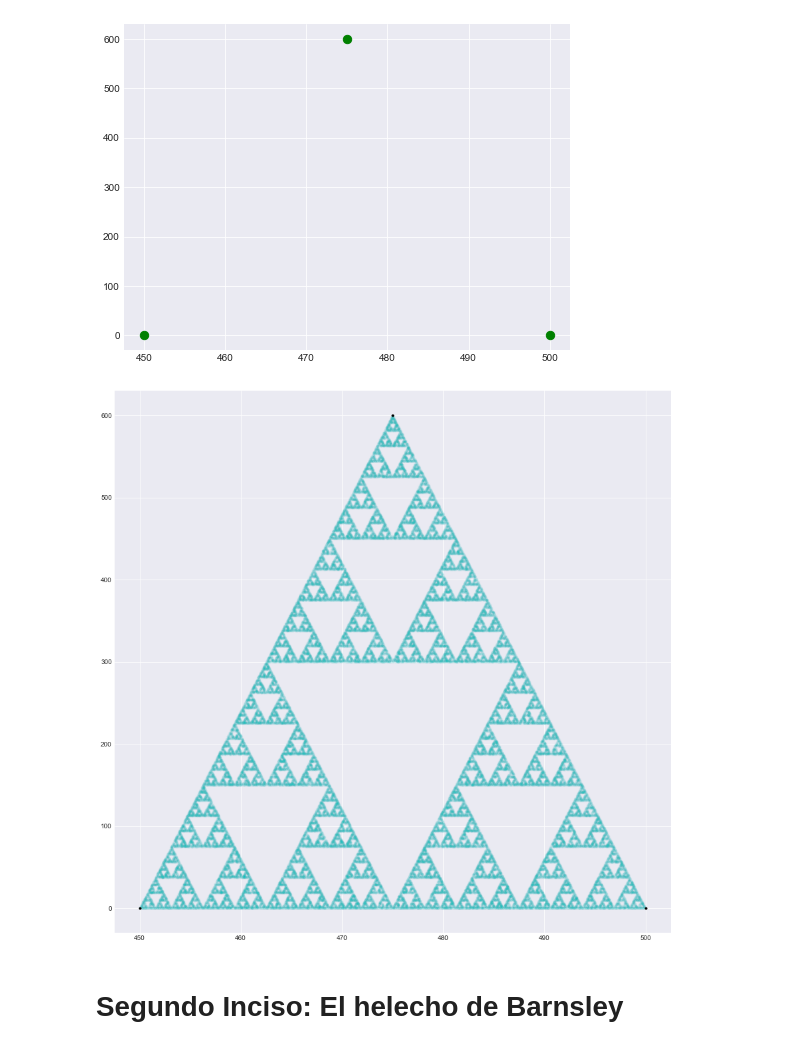
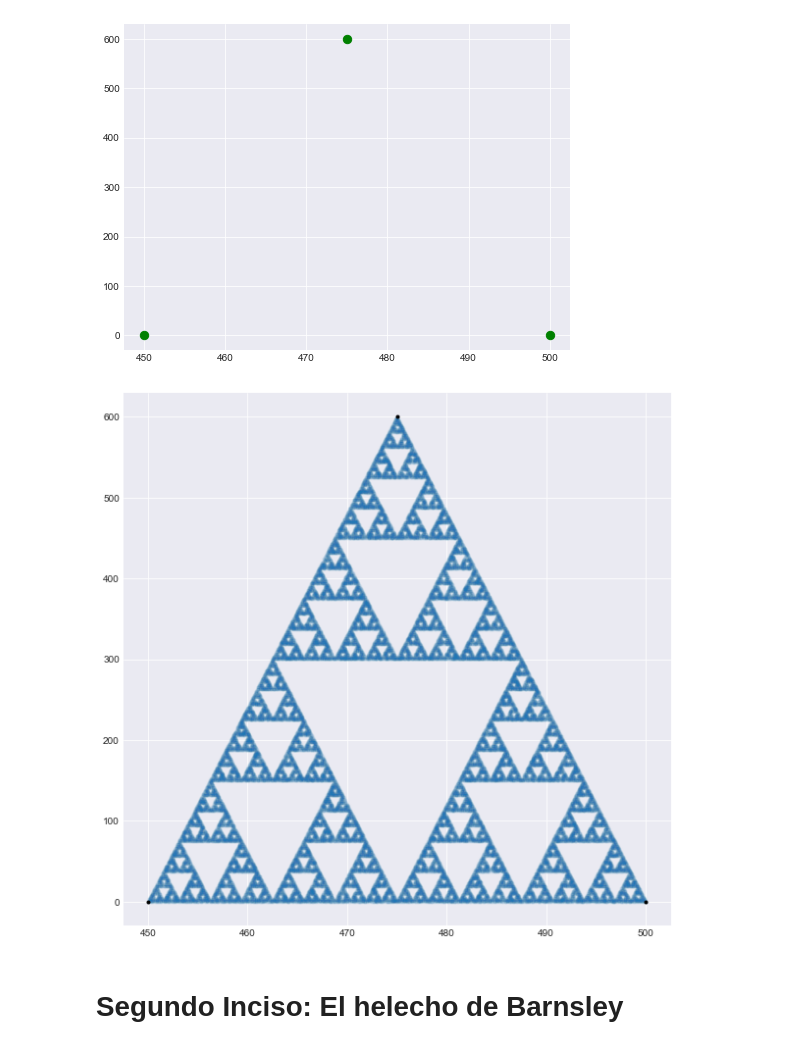
Before and after one commit to tej17584/SimulacionMiniProyecto, a Jupyter notebook: MiniProyecto.ipynb, the cells around one changed output. Cells and saved outputs as stored; diff of their text form; code cells hidden in the pictures.

```diff
--- a/MiniProyecto.ipynb
+++ b/MiniProyecto.ipynb
@@ -61,36 +61,36 @@ def midpoint(a,b):
     return ((a[0] + b[0])/2, (a[1] + b[1])/2)
 
 def sierpinski_triangle(a, b, c, iterations=100000):
     # lista vacia de nuevos puntos
     new_points = []
 
     # ubicacion inicial
     current_location = a
 
     for i in range(iterations):
 
         # toma un punto en una posicion aleatoria y setea la ubicacion
         choice = np.random.choice(List)
         if (choice == 'a'): new_location = a
         if (choice == 'b'): new_location = b
         if (choice == 'c'): new_location = c
 
         # setear la nueva ubicacion como punto medio y grabarlo
         current_location = midpoint(current_location, new_location)
         new_points.append(current_location)
 
     return new_points
 
 # se llama a la funcion de sierpinski
 simulations = sierpinski_triangle(a,b,c)
 
 # impresion de resultados
-plt.figure(figsize=(15,15))
-plt.scatter(*zip(*simulations), c='c', marker='.',alpha=0.030)
+plt.figure(figsize=(10,10))
+plt.scatter(*zip(*simulations),  marker='.',alpha=0.030)
 plt.scatter(*x, c='black', marker='.')
 plt.show()
 # %% [output]
-[figure, old version]
+[figure, new version]
 # %% [markdown]
 # Segundo Inciso: El	helecho	de	Barnsley
 # %%
```
Also changed, not shown: parts of 16 cells of this notebook.
